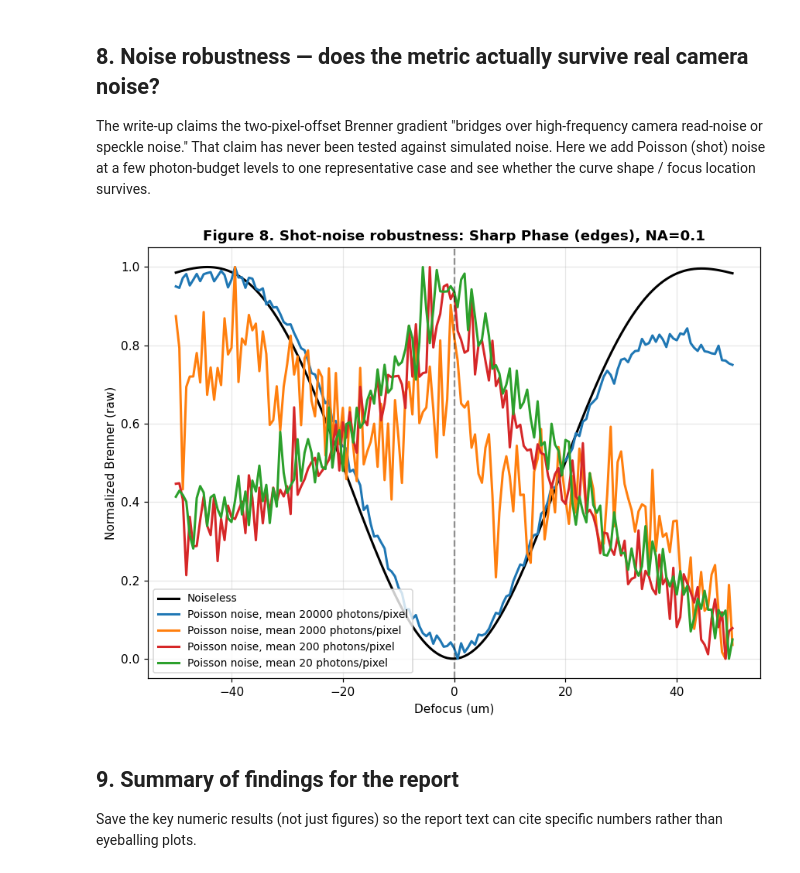
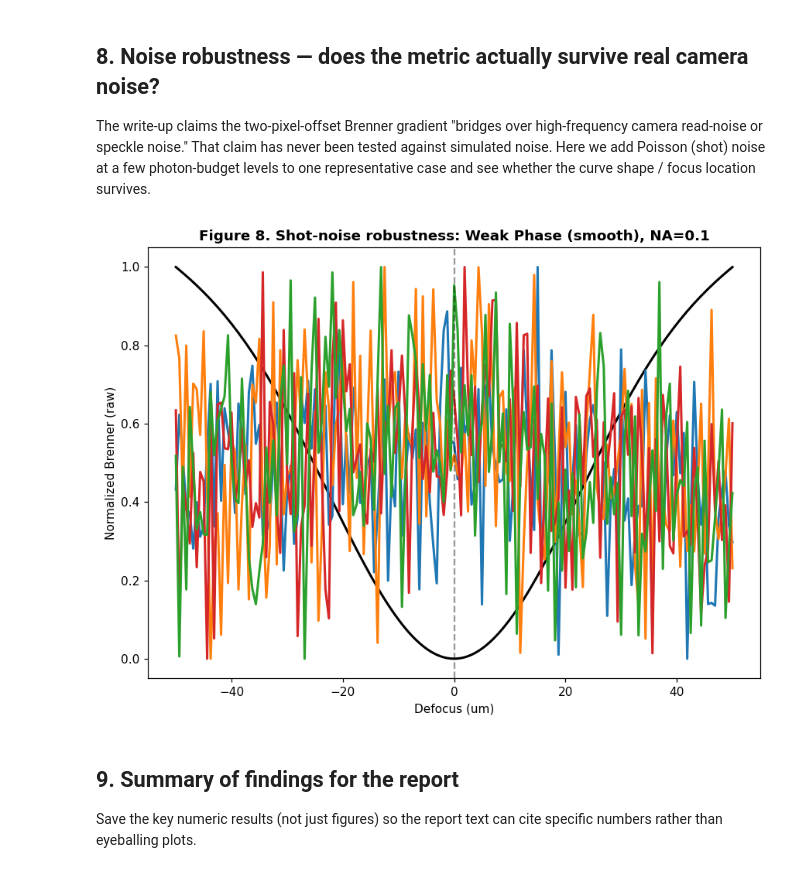
Before and after one commit to Gaurang8440/Fourier_Ptychography_Microscopy, a Jupyter notebook: Brenner framework/Reports/Primary work/FPM_Brenner_Consolidated_Analysis_2.ipynb, the cells around one changed output. Drawn from its saved outputs; the diff is of its cells as text; code cells hidden in the pictures.

```diff
--- a/Brenner framework/Reports/Primary work/FPM_Brenner_Consolidated_Analysis_2.ipynb
+++ b/Brenner framework/Reports/Primary work/FPM_Brenner_Consolidated_Analysis_2.ipynb
@@ -434,35 +434,35 @@ the curve shape / focus location survives.
 # %%
 def add_shot_noise(intensity_frame, mean_photon_count):
     scaled = intensity_frame / (intensity_frame.max() + 1e-12) * mean_photon_count
     noisy = np.random.poisson(np.clip(scaled, 0, None)).astype(float)
     return noisy
 
-noise_object = "Sharp Phase (edges)"
+noise_object = "Weak Phase (smooth)"
 noise_NA = 0.1
 stack_noise = propagate_stack(objects_hr[noise_object], noise_NA, Z_ARRAY_UM)
 
 photon_budgets = [None, 20000, 2000, 200, 20]  # None = noiseless
 fig, ax = plt.subplots(figsize=(8, 6))
 noise_colors = ['black', 'tab:blue', 'tab:orange', 'tab:red','tab:green']
 for budget, c in zip(photon_budgets, noise_colors):
     if budget is None:
         curve = sweep_metric(stack_noise, brenner_raw)
-        label = "Noiseless"
+        #label = "Noiseless"
     else:
         noisy_stack = np.array([add_shot_noise(f, budget) for f in stack_noise])
         curve = sweep_metric(noisy_stack, brenner_raw)
-        label = f"Poisson noise, mean {budget} photons/pixel"
+        #label = f"Poisson noise, mean {budget} photons/pixel"
     ax.plot(Z_ARRAY_UM, curve, color=c, lw=2, label=label)
 
 ax.axvline(0, color='k', ls='--', alpha=0.4)
 ax.set_xlabel("Defocus (um)"); ax.set_ylabel("Normalized Brenner (raw)")
 ax.set_title(f"Figure 8. Shot-noise robustness: {noise_object}, NA={noise_NA}", fontsize=12, fontweight='bold')
-ax.legend(fontsize=9); ax.grid(alpha=0.3)
+#ax.legend(fontsize=9); ax.grid(alpha=0.3)
 plt.tight_layout()
 plt.savefig("figs/fig8_noise_robustness.png", dpi=150, bbox_inches='tight')
 plt.show()
 # %% [output]
-[figure, old version]
+[figure, new version]
 # %% [markdown]
 ## 9. Summary of findings for the report
 
```
Also changed, not shown: 27 other files.
